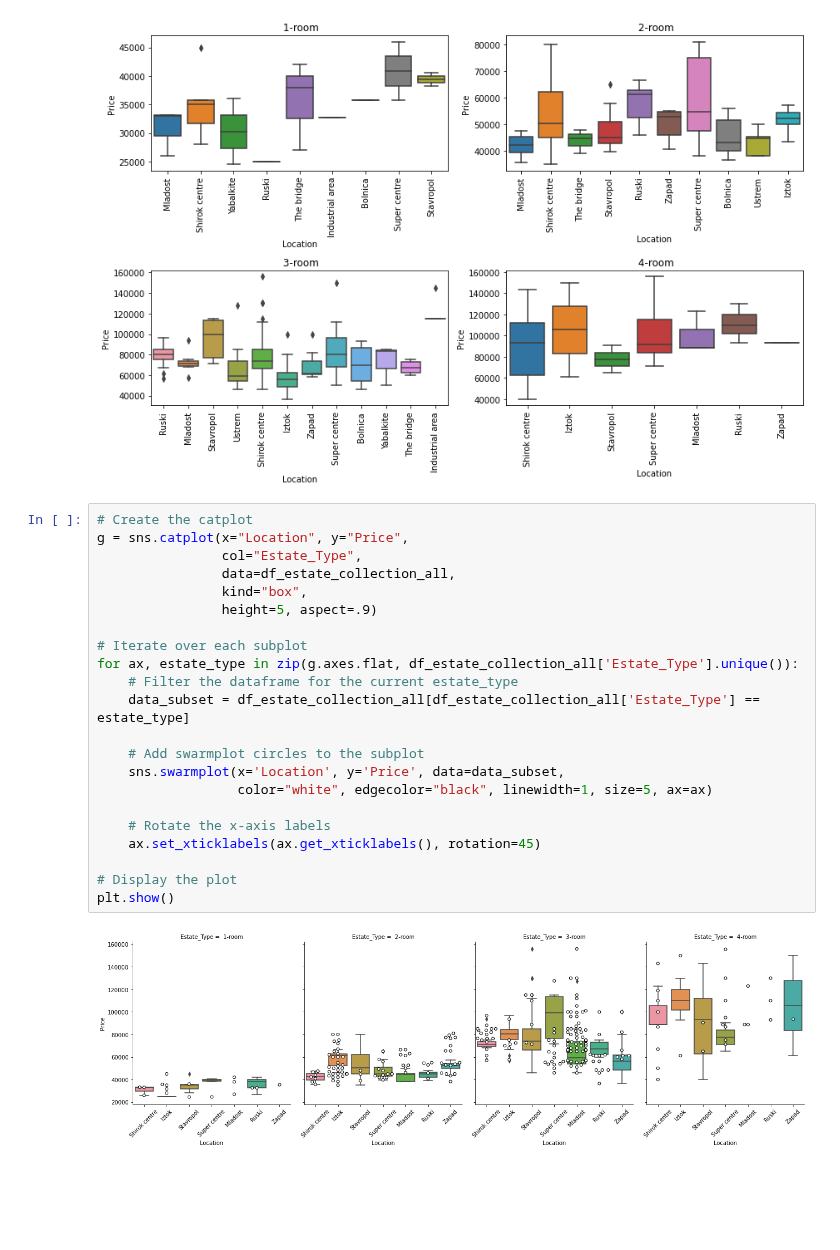
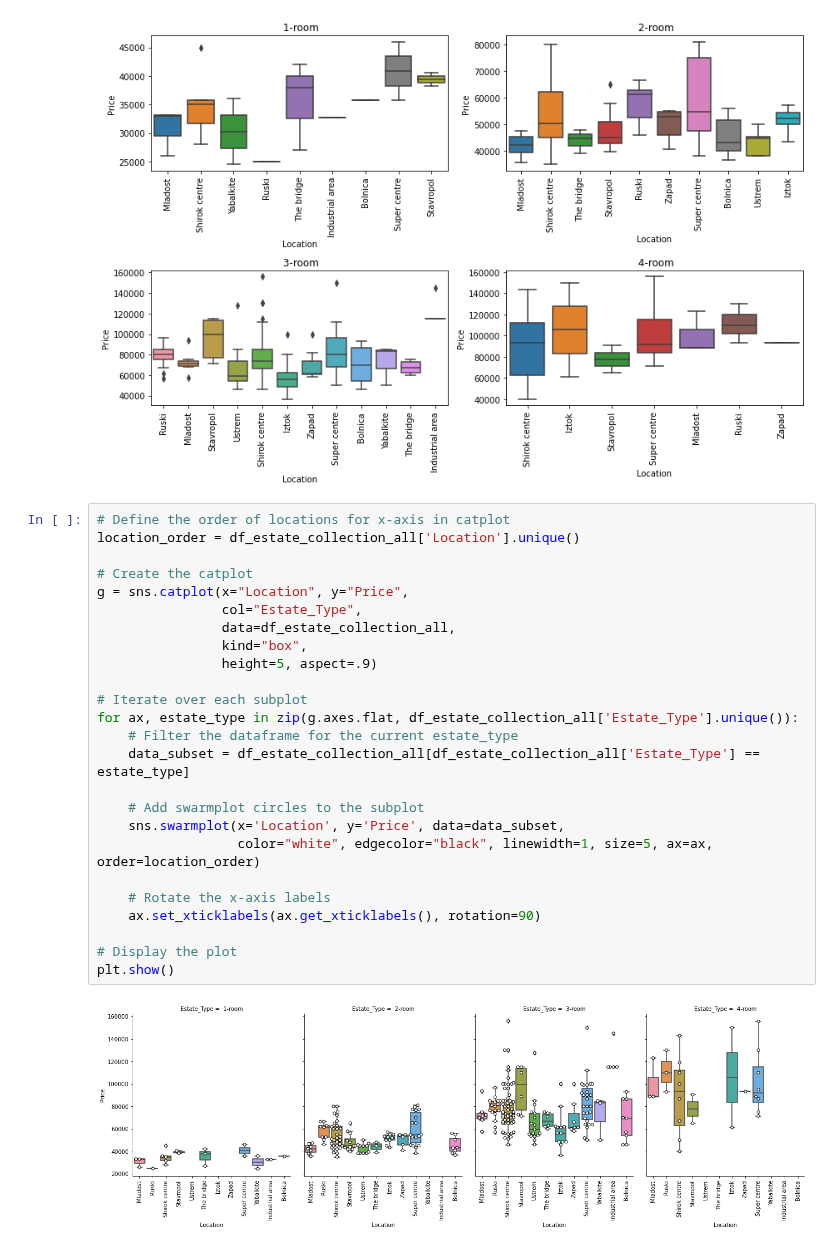
Before and after one commit to StefanRaychev/Web-scraping-and-data-analysis-of-estate-market, a Jupyter notebook: Scraping.ipynb, the cells around one changed output. Drawn from its saved outputs; the diff is of its cells as text; blank space fills up the shorter version.

```diff
--- a/Scraping.ipynb
+++ b/Scraping.ipynb
@@ -383,26 +383,29 @@ plt.show()
 # %% [output]
 [figure]
 # %%
+# Define the order of locations for x-axis in catplot
+location_order = df_estate_collection_all['Location'].unique()
+
 # Create the catplot
 g = sns.catplot(x="Location", y="Price",
                 col="Estate_Type",
                 data=df_estate_collection_all,
                 kind="box",
                 height=5, aspect=.9)
 
 # Iterate over each subplot
 for ax, estate_type in zip(g.axes.flat, df_estate_collection_all['Estate_Type'].unique()):
     # Filter the dataframe for the current estate_type
     data_subset = df_estate_collection_all[df_estate_collection_all['Estate_Type'] == estate_type]
 
     # Add swarmplot circles to the subplot
     sns.swarmplot(x='Location', y='Price', data=data_subset,
-                  color="white", edgecolor="black", linewidth=1, size=5, ax=ax)
+                  color="white", edgecolor="black", linewidth=1, size=5, ax=ax, order=location_order)
 
     # Rotate the x-axis labels
-    ax.set_xticklabels(ax.get_xticklabels(), rotation=45)
+    ax.set_xticklabels(ax.get_xticklabels(), rotation=90)
 
 # Display the plot
 plt.show()
 # %% [output]
-[figure, old version]
+[figure, new version]
```
